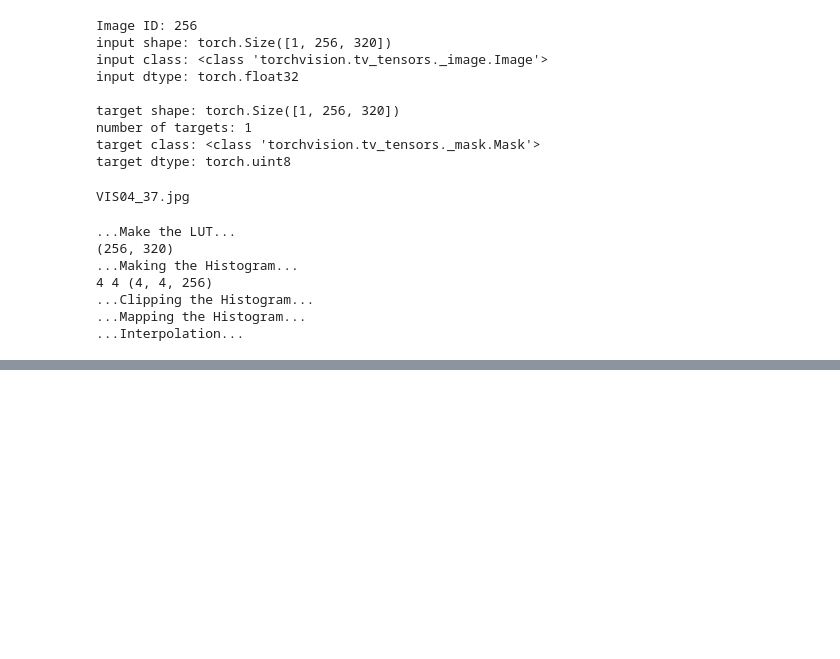
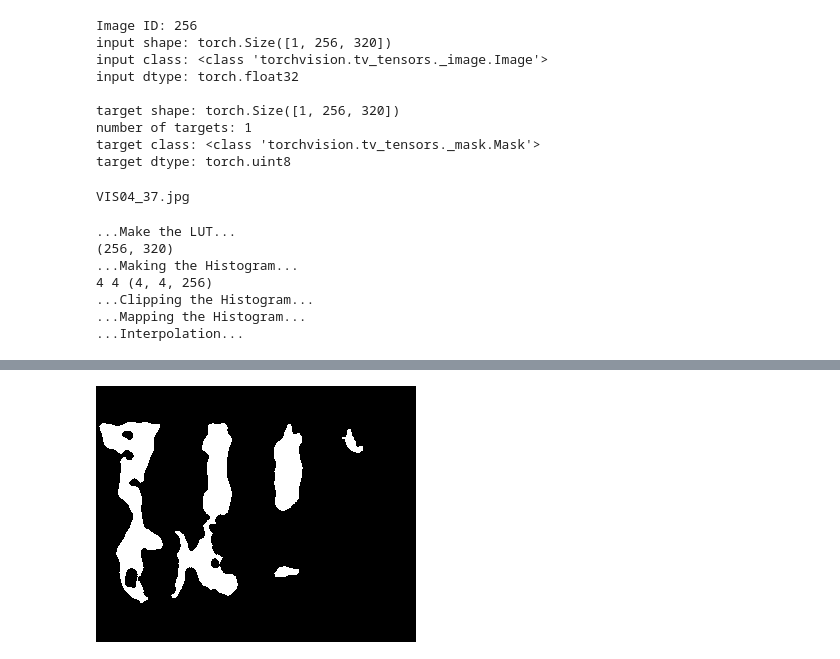
Before and after one commit to gramos93/mercury-duckling, a Jupyter notebook: notebooks/colormaps_example.ipynb, the cells around one changed output, grey strips where cells are left out. Drawn from its saved outputs; the diff is of its cells as text; code cells hidden in the pictures; blank space fills up the shorter version.

```diff
--- a/notebooks/colormaps_example.ipynb
+++ b/notebooks/colormaps_example.ipynb
@@ -323,0 +324,4 @@ display(Image.fromarray(clahe_image.astype(np.uint8)))
+# %%
+display(to_pil_image(target["masks"][0] * 255))
+# %% [output]
+[figure, added]
```
Also changed, not shown: parts of 5 cells of this notebook.
